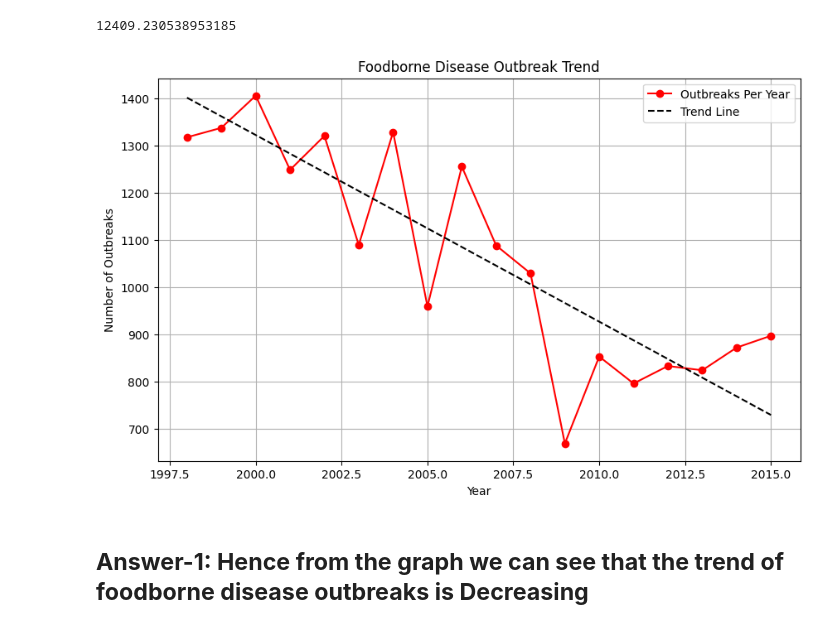
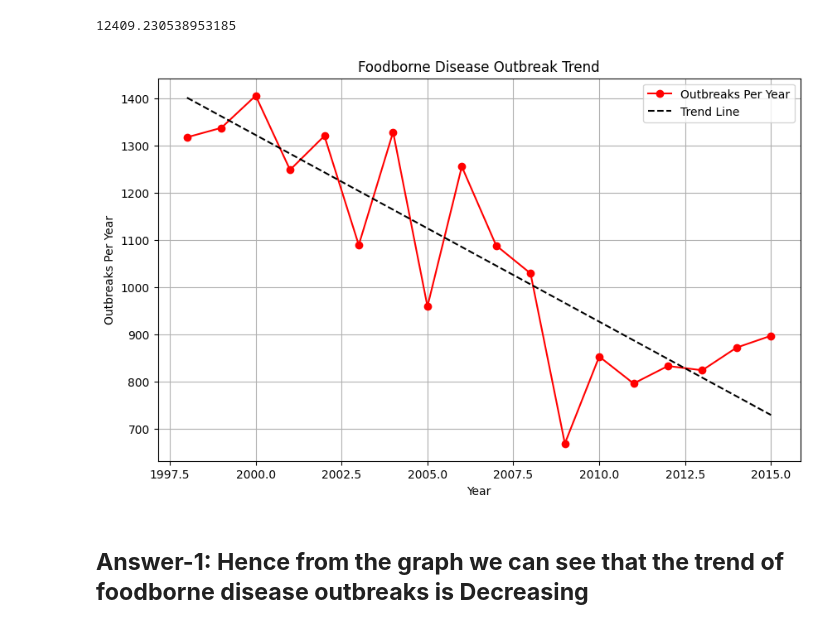
Before and after one commit to Madhuram2901/App_Development, a Jupyter notebook: FoodBorneDiseases.ipynb, the cells around one changed output. Drawn from its saved outputs; the diff is of its cells as text; code cells hidden in the pictures.

```diff
--- a/FoodBorneDiseases.ipynb
+++ b/FoodBorneDiseases.ipynb
@@ -77,15 +77,15 @@ mse_test
 # %%
 plt.figure(figsize=(10, 6))
 plt.plot(outbreaks_year.index, outbreaks_year.values, label='Outbreaks Per Year', marker='o', color = 'red')
 plt.plot(outbreaks_year.index, LinearModel.predict(X) , label='Trend Line', linestyle='--', color='black')
 plt.title('Foodborne Disease Outbreak Trend')
 plt.xlabel('Year')
-plt.ylabel('Number of Outbreaks')
+plt.ylabel('Outbreaks Per Year')
 plt.legend()
 plt.grid(True)
 plt.show()
 # %% [output]
-[figure, old version]
+[figure, new version]
 # %% [markdown]
 ## **Answer-1: Hence from the graph we can see that the trend of foodborne disease outbreaks is Decreasing**
 # %% [markdown]
```
Also changed, not shown: parts of 4 cells of this notebook.
